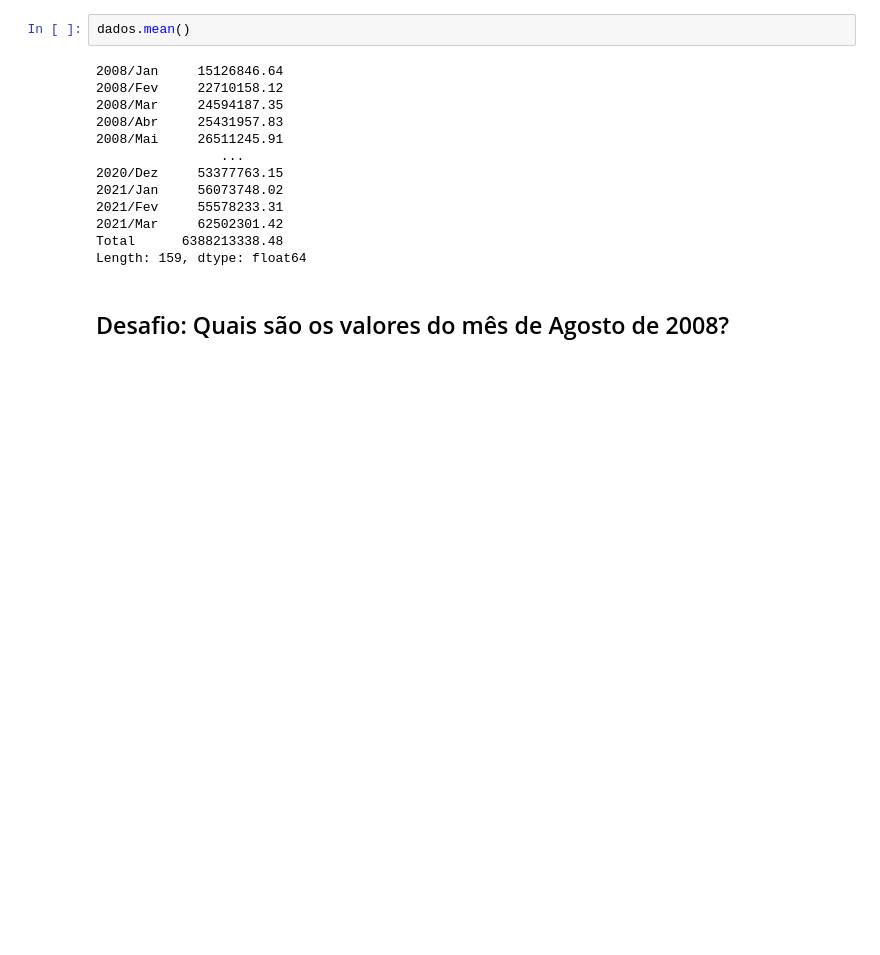
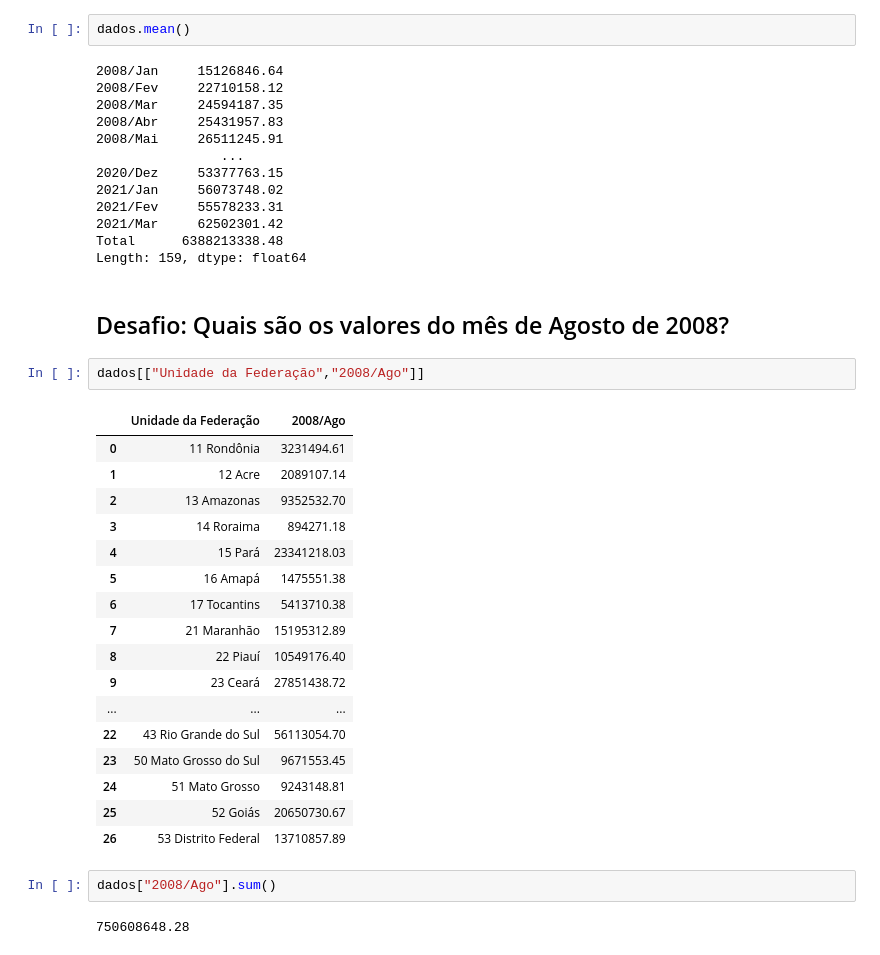
Before and after one commit to BrSiqueira/Bootcamp-DataScience, a Jupyter notebook: Modulo01/Modulo01_Aula_01_Desafio.ipynb, the cells around one changed output. Saved outputs shown, nothing was run; the diff lists cells and outputs as text; blank space fills up the shorter version.

```diff
--- a/Modulo01/Modulo01_Aula_01_Desafio.ipynb
+++ b/Modulo01/Modulo01_Aula_01_Desafio.ipynb
@@ -49,3 +49,27 @@ Total      6388213338.48
 Length: 159, dtype: float64
 # %% [markdown]
 ## Desafio: Quais são os valores do mês de Agosto de 2008?
+# %%
+dados[["Unidade da Federação","2008/Ago"]]
+# %% [output]
+|  | Unidade da Federação | 2008/Ago |
+| 0 | 11 Rondônia | 3231494.61 |
+| 1 | 12 Acre | 2089107.14 |
+| 2 | 13 Amazonas | 9352532.70 |
+| 3 | 14 Roraima | 894271.18 |
+| 4 | 15 Pará | 23341218.03 |
+| 5 | 16 Amapá | 1475551.38 |
+| 6 | 17 Tocantins | 5413710.38 |
+| 7 | 21 Maranhão | 15195312.89 |
+| 8 | 22 Piauí | 10549176.40 |
+| 9 | 23 Ceará | 27851438.72 |
+| ... | ... | ... |
+| 22 | 43 Rio Grande do Sul | 56113054.70 |
+| 23 | 50 Mato Grosso do Sul | 9671553.45 |
+| 24 | 51 Mato Grosso | 9243148.81 |
+| 25 | 52 Goiás | 20650730.67 |
+| 26 | 53 Distrito Federal | 13710857.89 |
+# %%
+dados["2008/Ago"].sum()
+# %% [output]
+750608648.28
```
